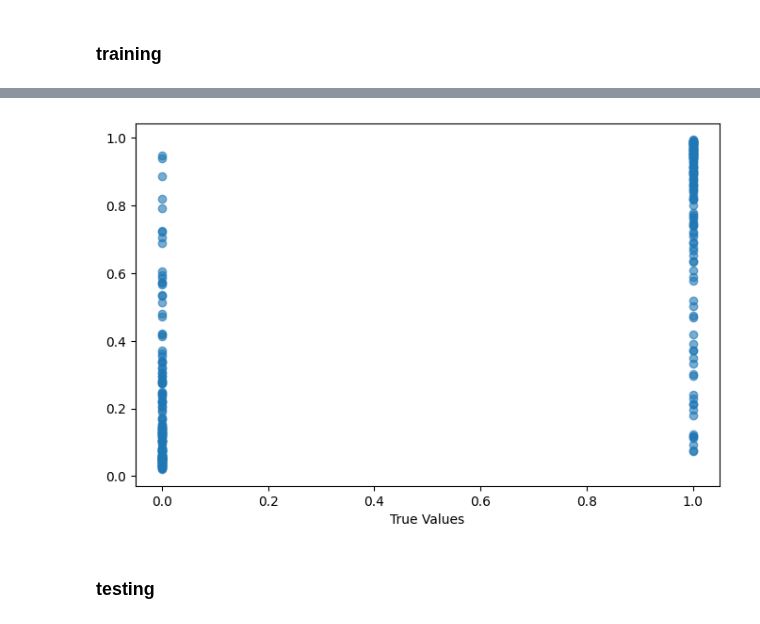
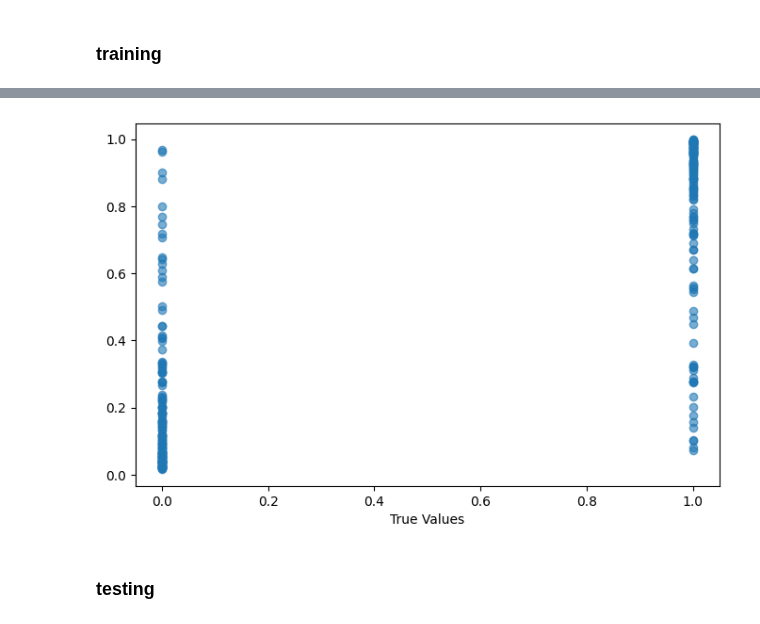
Before and after one commit to LeoMaskell/python-AIs, a Jupyter notebook: heartAttackPred/ai4.ipynb, the cells around one changed output, grey strips where cells are left out. Drawn from its saved outputs; the diff is of its cells as text; code cells hidden in the pictures.

```diff
--- a/heartAttackPred/ai4.ipynb
+++ b/heartAttackPred/ai4.ipynb
@@ -191,7 +191,7 @@ tensor([[0.],
 # learning rate
 lr = 0.001
 # %%
-for epoch in range(5000):
+for epoch in range(10000):
     optimiser.zero_grad()
     outputs = model(inputs)
     loss = criterion(outputs, targets)
@@ -237,3 +237,3 @@ Training Accuracy: 84.70%
-[figure, old version]
+[figure, new version]
 # %% [markdown]
 ### testing
```
Also changed, not shown: parts of 7 cells of this notebook.
